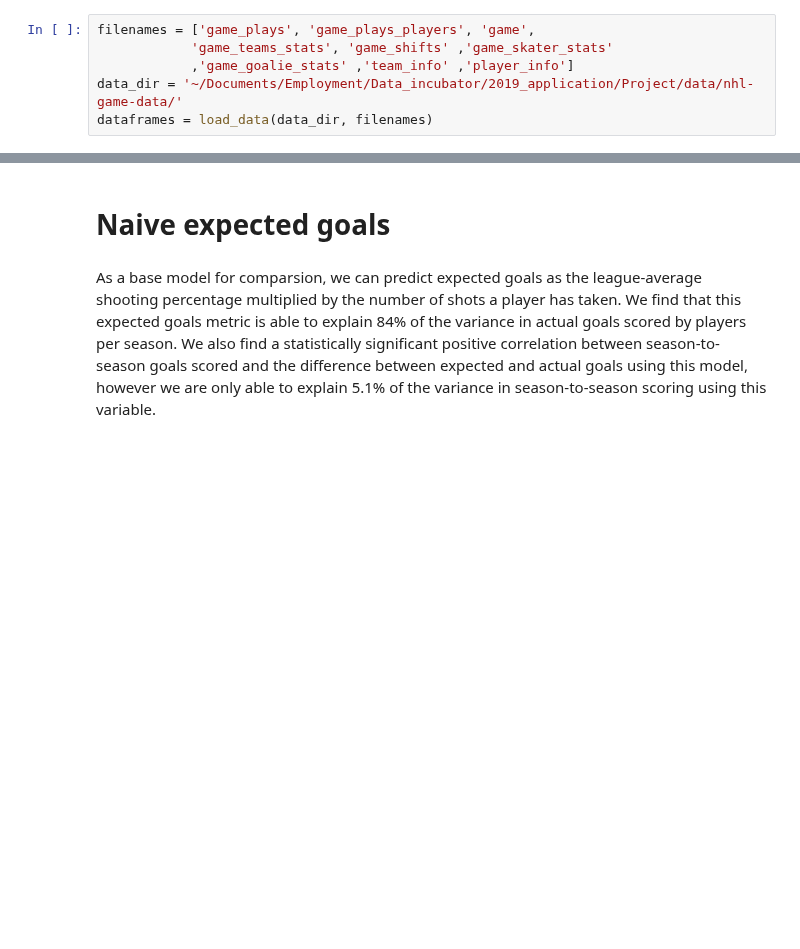
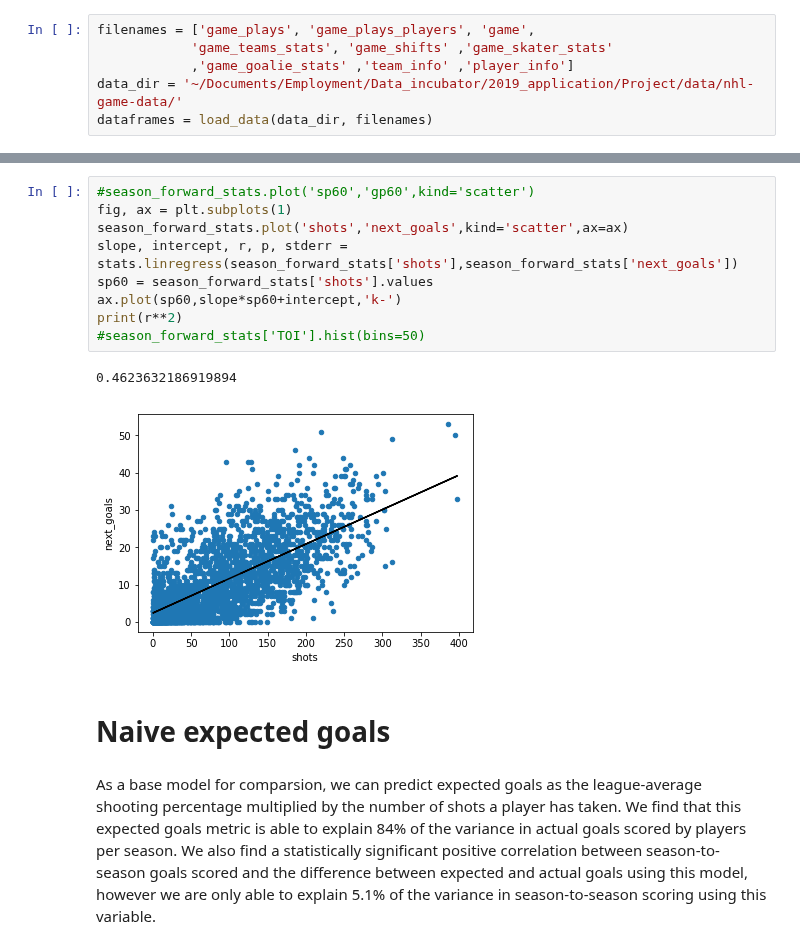
Before and after one commit to tiwariku/NHL_EDA, a Jupyter notebook: nhl_EDA.ipynb, the cells around one changed output, grey strips where cells are left out. Saved outputs shown, nothing was run; the diff lists cells and outputs as text; blank space fills up the shorter version.

```diff
--- a/nhl_EDA.ipynb
+++ b/nhl_EDA.ipynb
@@ -35,3 +143,15 @@ dataframes = load_data(data_dir, filenames)
+# %%
+#season_forward_stats.plot('sp60','gp60',kind='scatter')
+fig, ax = plt.subplots(1)
+season_forward_stats.plot('shots','next_goals',kind='scatter',ax=ax)
+slope, intercept, r, p, stderr = stats.linregress(season_forward_stats['shots'],season_forward_stats['next_goals'])
+sp60 = season_forward_stats['shots'].values
+ax.plot(sp60,slope*sp60+intercept,'k-')
+print(r**2)
+#season_forward_stats['TOI'].hist(bins=50)
+# %% [output]
+0.4623632186919894
+[figure, added]
 # %% [markdown]
 # Naive expected goals
 # %% [markdown]
```
Also changed, not shown: parts of 18 cells of this notebook, 3 other files.
